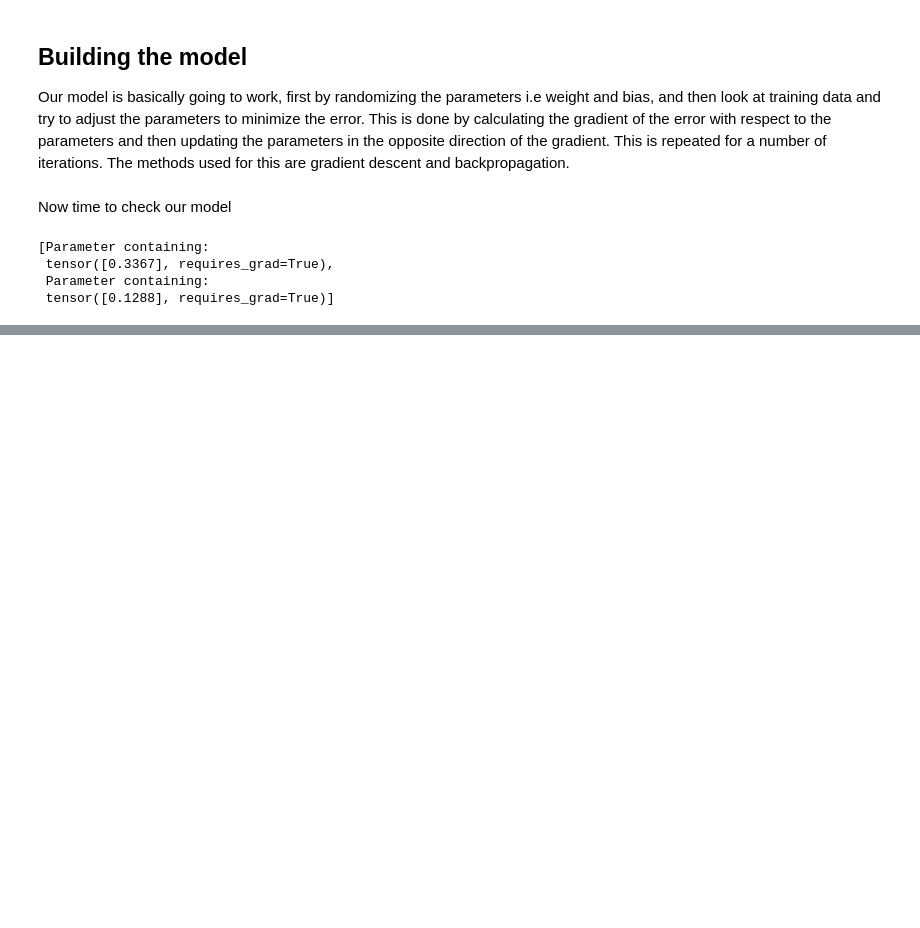
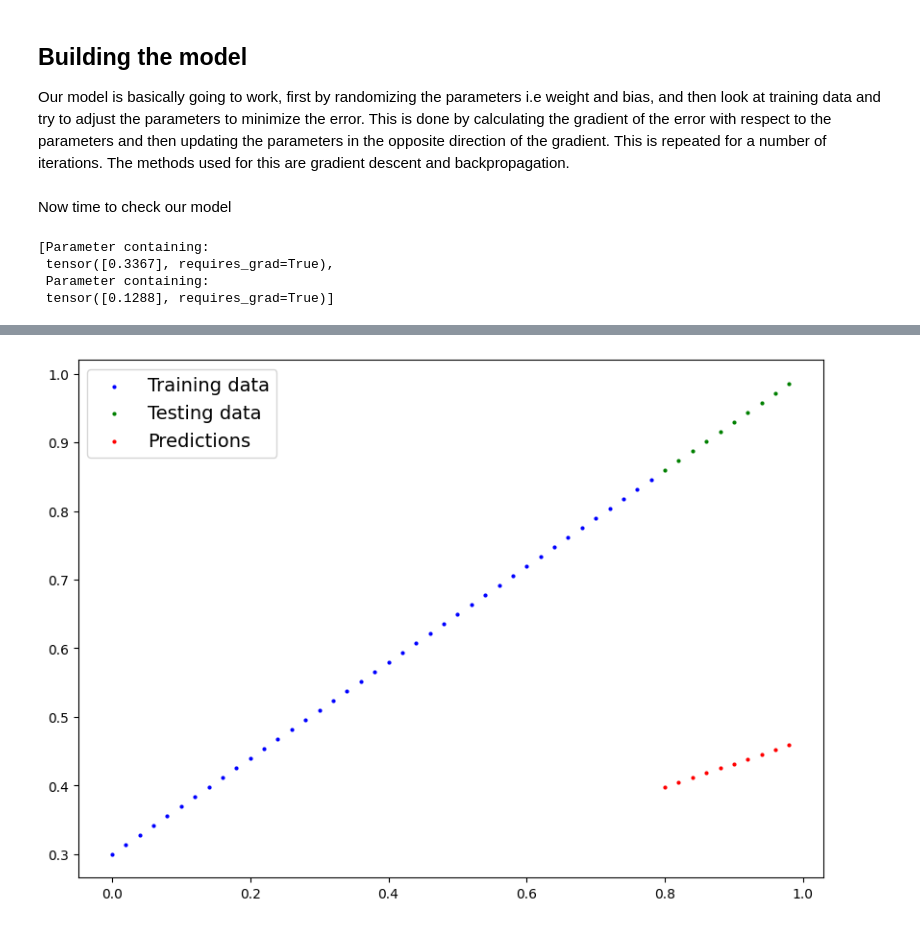
Before and after one commit to bigyan08/pytorch_for_deep_learning, a Jupyter notebook: course_lessons/01_pytorch_workflow.ipynb, the cells around one changed output, grey strips where cells are left out. Drawn from its saved outputs; the diff is of its cells as text; code cells hidden in the pictures; blank space fills up the shorter version.

```diff
--- a/course_lessons/01_pytorch_workflow.ipynb
+++ b/course_lessons/01_pytorch_workflow.ipynb
@@ -105,0 +115,5 @@ list(model_0.parameters())
+# %%
+with torch.inference_mode(): # torch.inference_mode() is a context manager, that enables or disables inference mode which is a type of mechanism that can enable or disable gradients locally.
+    y_preds = model_0(X_test)
+
+y_preds
@@ -105,0 +145,7 @@ list(model_0.parameters())
+# %%
+#lets visualize it,
+plot_predictions(predictions=y_preds);
+#for an ideal model the red data(predictions) will overlap with green data(test data).
+#its far from ideal because initially our params are totally random and we work our way up by adjusting it.
+# %% [output]
+[figure, added]
```
Also changed, not shown: parts of 11 cells of this notebook.
